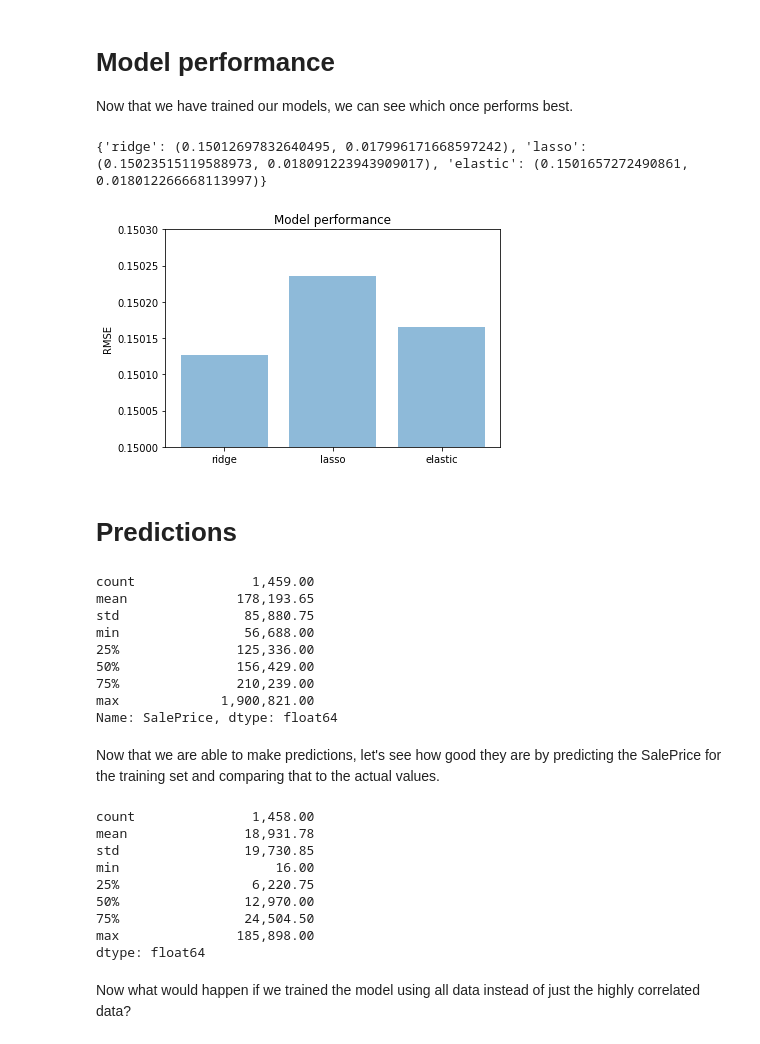
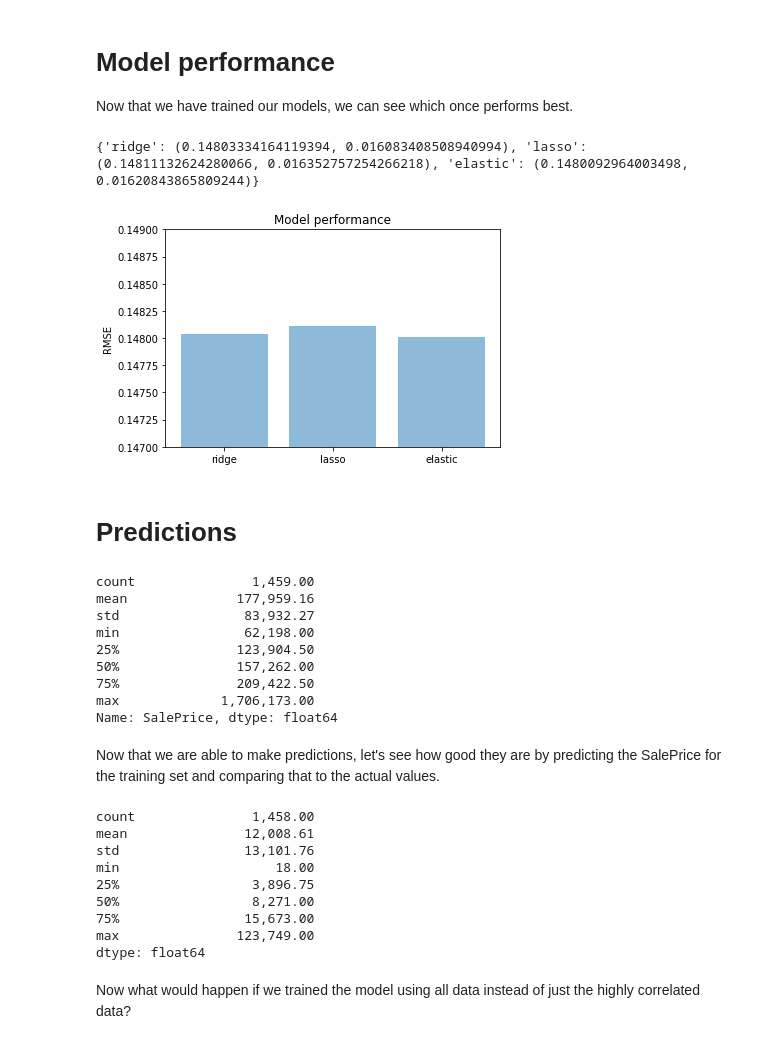
Before and after one commit to niekcandaele/ames-housing-data-analysis, a Jupyter notebook: analysis.ipynb, the cells around one changed output. Cells and saved outputs as stored; diff of their text form; code cells hidden in the pictures.

```diff
--- a/analysis.ipynb
+++ b/analysis.ipynb
@@ -222,7 +224,10 @@ X.shape, train_labels.shape, X_test.shape
 # %% [markdown]
 We only want to use highly correlated features to train the models, so let's prepare a dataframe with only those columns.
 # %%
-high_correlation = train.corr()[['SalePrice']].abs()[:-1] > 0.5
+tmpdf = X.copy()
+tmpdf['SalePrice'] = train['SalePrice']
+
+high_correlation = tmpdf.corr()[['SalePrice']].abs()[:-1] > 0.5
 high_corr_rows = high_correlation.loc[high_correlation['SalePrice'] == True].index
 
 mask = pd.Series()
@@ -302,31 +307,31 @@ Now that we have trained our models, we can see which once performs best.
 # %%
 modelTypes = []
 performance = []
 for i, score in enumerate(scores.keys()):
     modelTypes.append(score)
 for i, score in enumerate(scores.values()):
     performance.append(score[0])
 
 print(scores)
 
 y_pos = np.arange(len(modelTypes))
 
 plt.bar(y_pos, performance, align='center', alpha=0.5)
 plt.xticks(y_pos, modelTypes)
 plt.ylabel('RMSE')
 plt.title('Model performance')
-plt.ylim(ymin=0.15, ymax=0.1503)
+plt.ylim(ymin=0.147, ymax=0.149)
 plt.show()
 # %% [output]
-{'ridge': (0.15012697832640495, 0.017996171668597242), 'lasso': (0.15023515119588973, 0.018091223943909017), 'elastic': (0.1501657272490861, 0.018012266668113997)}
+{'ridge': (0.14803334164119394, 0.016083408508940994), 'lasso': (0.14811132624280066, 0.016352757254266218), 'elastic': (0.1480092964003498, 0.01620843865809244)}
-[figure, old version]
+[figure, new version]
 # %% [markdown]
 # Predictions
 # %%
 
 pd.options.display.float_format = '{:20,.2f}'.format
 
-prediction =  np.floor(np.expm1(ridge.predict(X_test)))
+prediction =  np.floor(np.expm1(elastic_model.predict(X_test)))
 
 result = X_test
 result['SalePrice'] = prediction
@@ -335,21 +340,18 @@ result['SalePrice'] = prediction
 result['SalePrice'].describe()
 # %% [output]
 count               1,459.00
-mean              178,193.65
-std                85,880.75
-min                56,688.00
-25%               125,336.00
-50%               156,429.00
-75%               210,239.00
-max             1,900,821.00
+mean              177,959.16
+std                83,932.27
+min                62,198.00
+25%               123,904.50
+50%               157,262.00
+75%               209,422.50
+max             1,706,173.00
 Name: SalePrice, dtype: float64
 # %% [markdown]
 Now that we are able to make predictions, let's see how good they are by predicting the SalePrice for the training set and comparing that to the actual values.
 # %%
 actual_sale_price = np.expm1(train['SalePrice'])
-
-
-prediction =  np.floor(np.expm1(ridge.predict(X)))
 
 df_prediction = pd.DataFrame(prediction)
 
@@ -361,13 +363,13 @@ difference = abs(actual_sale_price - df_prediction[0])
 difference.describe()
 # %% [output]
 count               1,458.00
-mean               18,931.78
-std                19,730.85
-min                    16.00
-25%                 6,220.75
-50%                12,970.00
-75%                24,504.50
-max               185,898.00
+mean               12,008.61
+std                13,101.76
+min                    18.00
+25%                 3,896.75
+50%                 8,271.00
+75%                15,673.00
+max               123,749.00
 dtype: float64
 # %% [markdown]
 Now what would happen if we trained the model using all data instead of just the highly correlated data?
```
Also changed, not shown: parts of 3 cells of this notebook.
